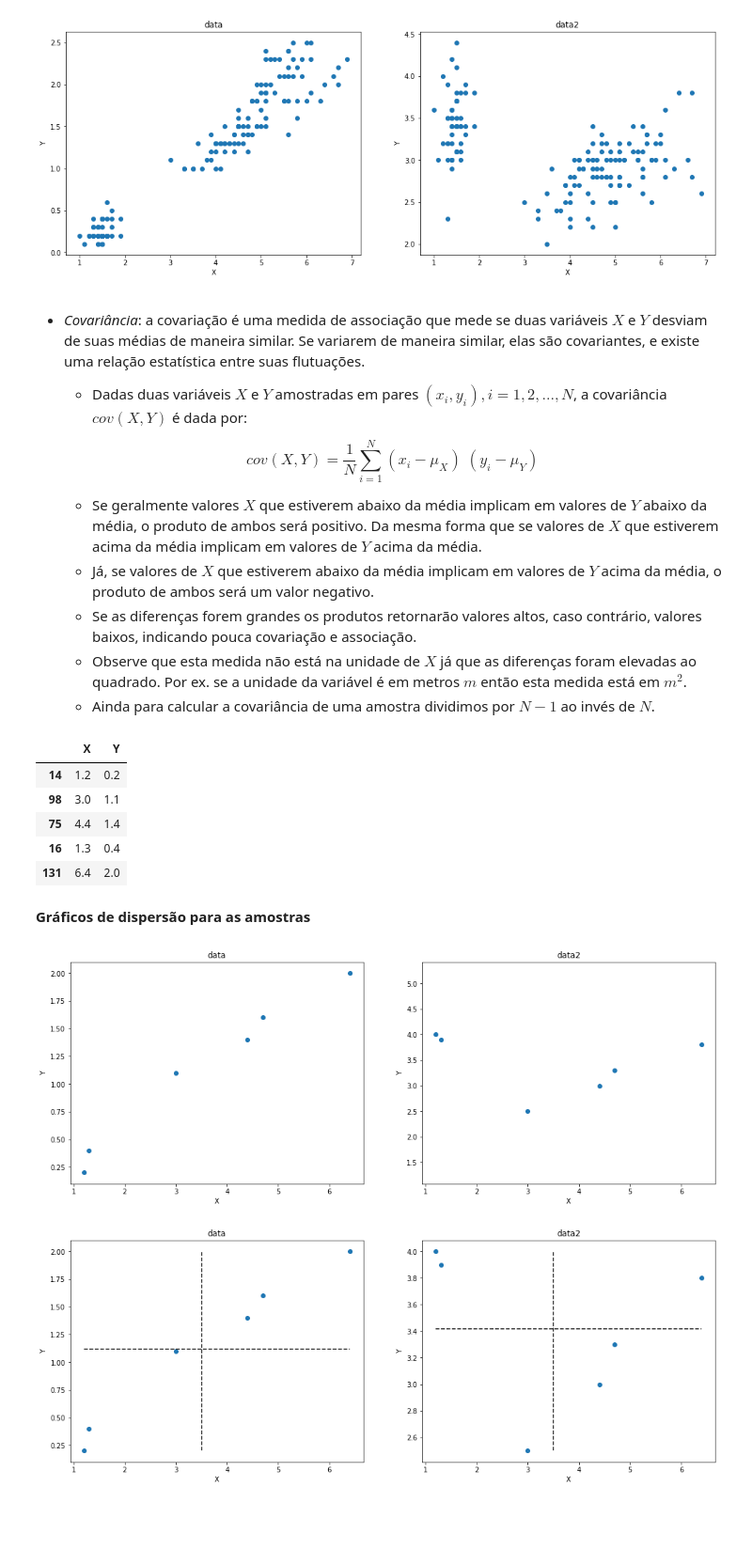
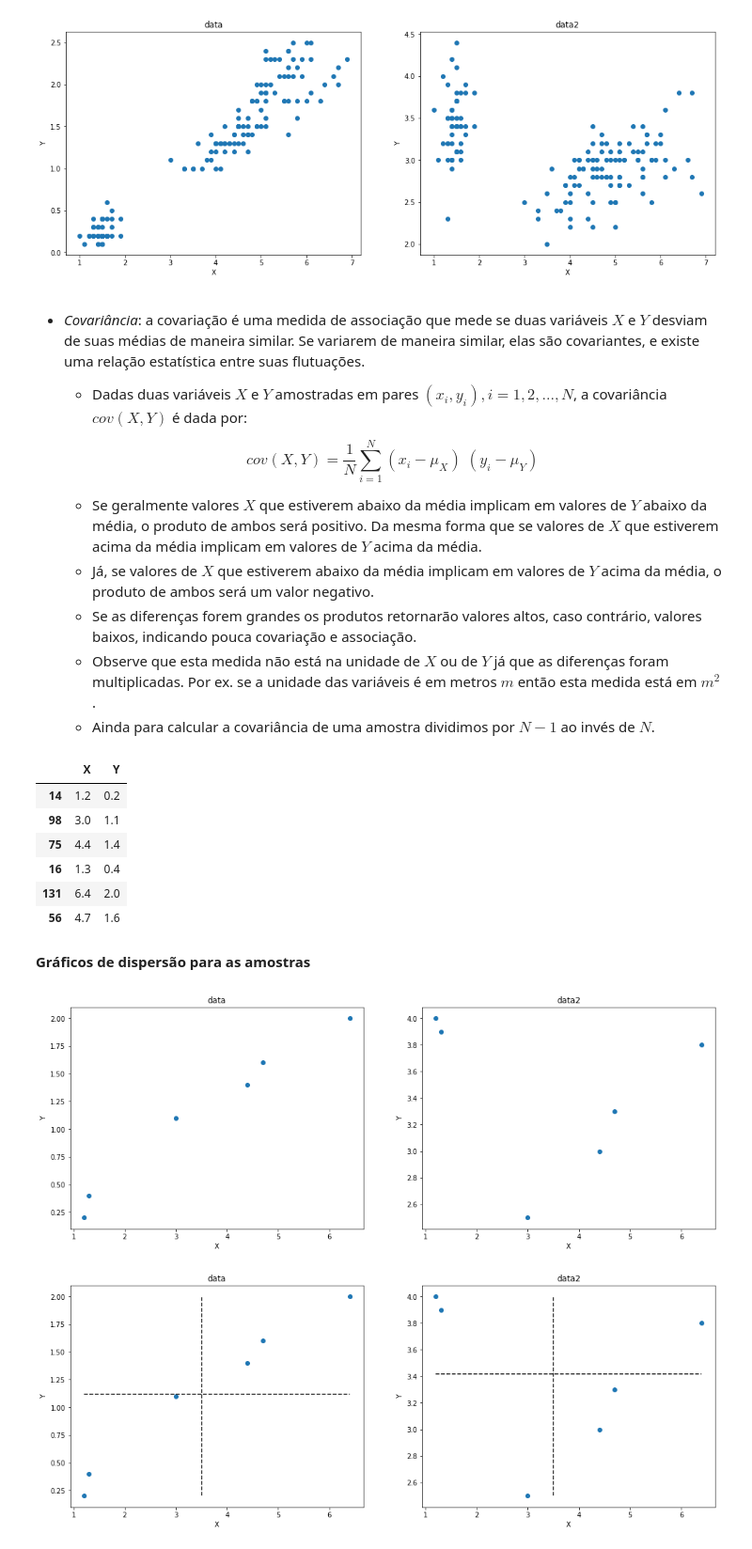
Before and after one commit to anfer86/teaching-datamining-lessons, a Jupyter notebook: aula04/fundamentos_visualizacao.ipynb, the cells around one changed output. Shown at 94% size. Drawn from its saved outputs; the diff is of its cells as text; code cells hidden in the pictures; blank space fills up the shorter version.

Commit message:
'correção quadrados por retângulos

```diff
--- a/aula04/fundamentos_visualizacao.ipynb
+++ b/aula04/fundamentos_visualizacao.ipynb
@@ -390,13 +390,13 @@ plt.show()
     - Se geralmente valores $X$ que estiverem abaixo da média implicam em valores de $Y$ abaixo da média, o produto de ambos será positivo. Da mesma forma que se valores de $X$ que estiverem acima da média implicam em valores de $Y$ acima da média.
     - Já, se valores de $X$ que estiverem abaixo da média implicam em valores de $Y$ acima da média, o produto de ambos será um valor negativo.
     - Se as diferenças forem grandes os produtos retornarão valores altos, caso contrário, valores baixos, indicando pouca covariação e associação.
-    - Observe que esta medida não está na unidade de $X$ já que as diferenças foram elevadas ao quadrado. Por ex. se a unidade da variável é em metros $m$ então esta medida está em $m^2$.
+    - Observe que esta medida não está na unidade de $X$ ou de $Y$ já que as diferenças foram multiplicadas. Por ex. se a unidade das variáveis é em metros $m$ então esta medida está em $m^2$.
     - Ainda para calcular a covariância de uma amostra dividimos por $N-1$ ao invés de $N$.
 # %%
 n = 6
 dt  = data .sample(n, random_state=1)
 dt2 = data2.sample(n, random_state=1)
-dt.head()
+dt
 # %% [output]
 |  | X | Y |
 | 14 | 1.2 | 0.2 |
@@ -404,25 +404,25 @@ dt.head()
 | 75 | 4.4 | 1.4 |
 | 16 | 1.3 | 0.4 |
 | 131 | 6.4 | 2.0 |
+| 56 | 4.7 | 1.6 |
 # %% [markdown]
 **Gráficos de dispersão para as amostras**
 # %%
 fig, ax = plt.subplots(1, 2, figsize=(17, 6) )
 
 ax[0].scatter(dt.X, dt.Y)
 ax[0].set_title('data')
 ax[0].set_xlabel('X')
 ax[0].set_ylabel('Y')
 
 ax[1].scatter(dt2.X, dt2.Y)
-ax[1].axis('equal')
 ax[1].set_title('data2')
 ax[1].set_xlabel('X')
 ax[1].set_ylabel('Y')
 
 plt.show()
 # %% [output]
-[figure, old version]
+[figure, new version]
 # %%
 fig, ax = plt.subplots(1, 2, figsize=(17, 6) )
 
```
Also changed, not shown: parts of 7 cells of this notebook, 1 other file.
